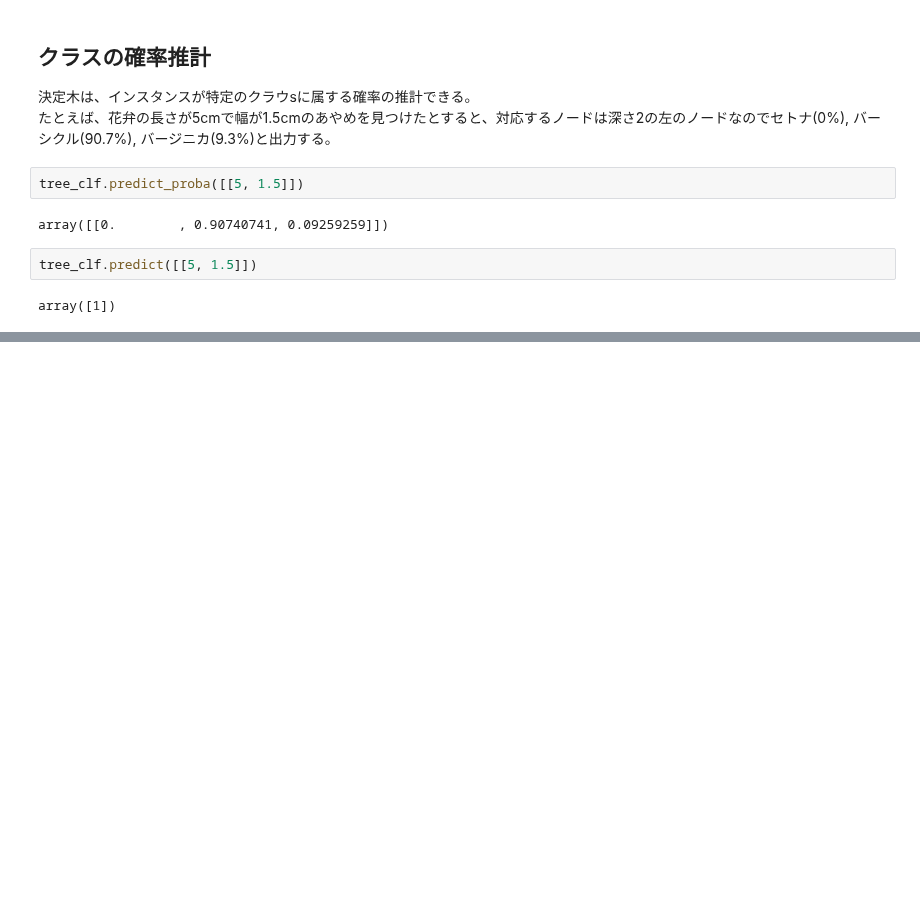
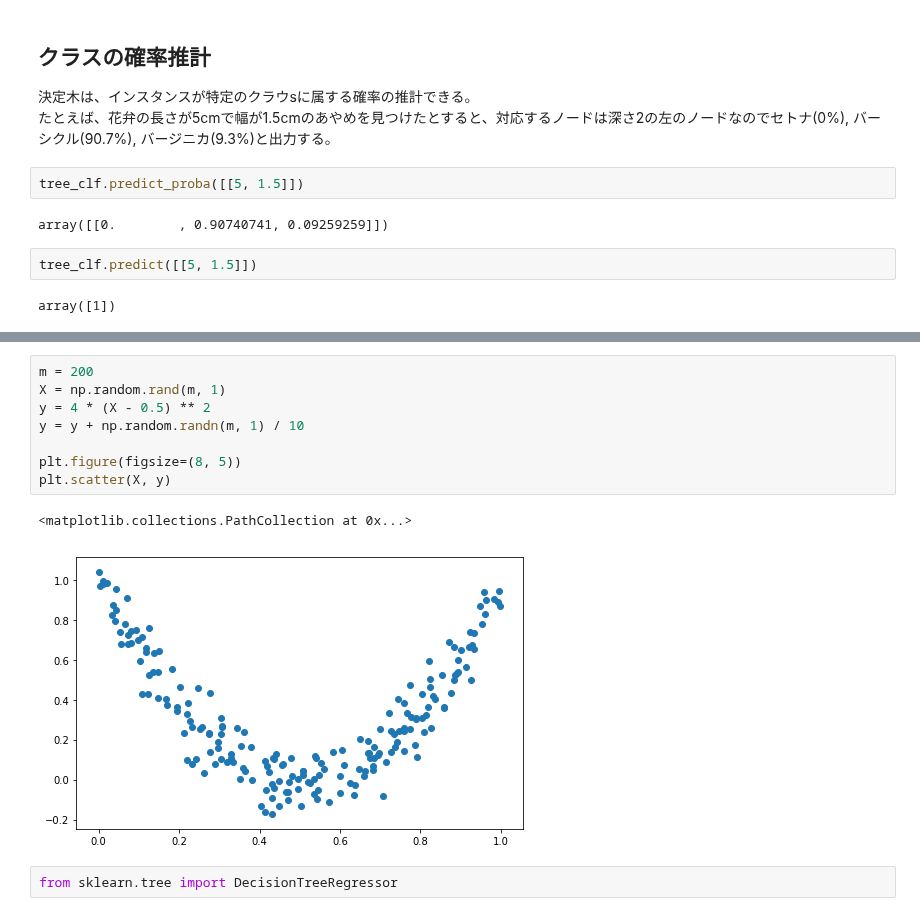
Before and after one commit to thimi0412/sklearn-tensor, a Jupyter notebook: 6.ipynb, the cells around one changed output, grey strips where cells are left out. Cells and saved outputs as stored; diff of their text form; blank space fills up the shorter version.

```diff
--- a/6.ipynb
+++ b/6.ipynb
@@ -108,0 +112,13 @@ array([1])
+# %%
+m = 200
+X = np.random.rand(m, 1)
+y = 4 * (X - 0.5) ** 2
+y = y + np.random.randn(m, 1) / 10
+
+plt.figure(figsize=(8, 5))
+plt.scatter(X, y)
+# %% [output]
+<matplotlib.collections.PathCollection at 0x...>
+[figure, added]
+# %%
+from sklearn.tree import DecisionTreeRegressor
```
Also changed, not shown: parts of 6 cells of this notebook.
